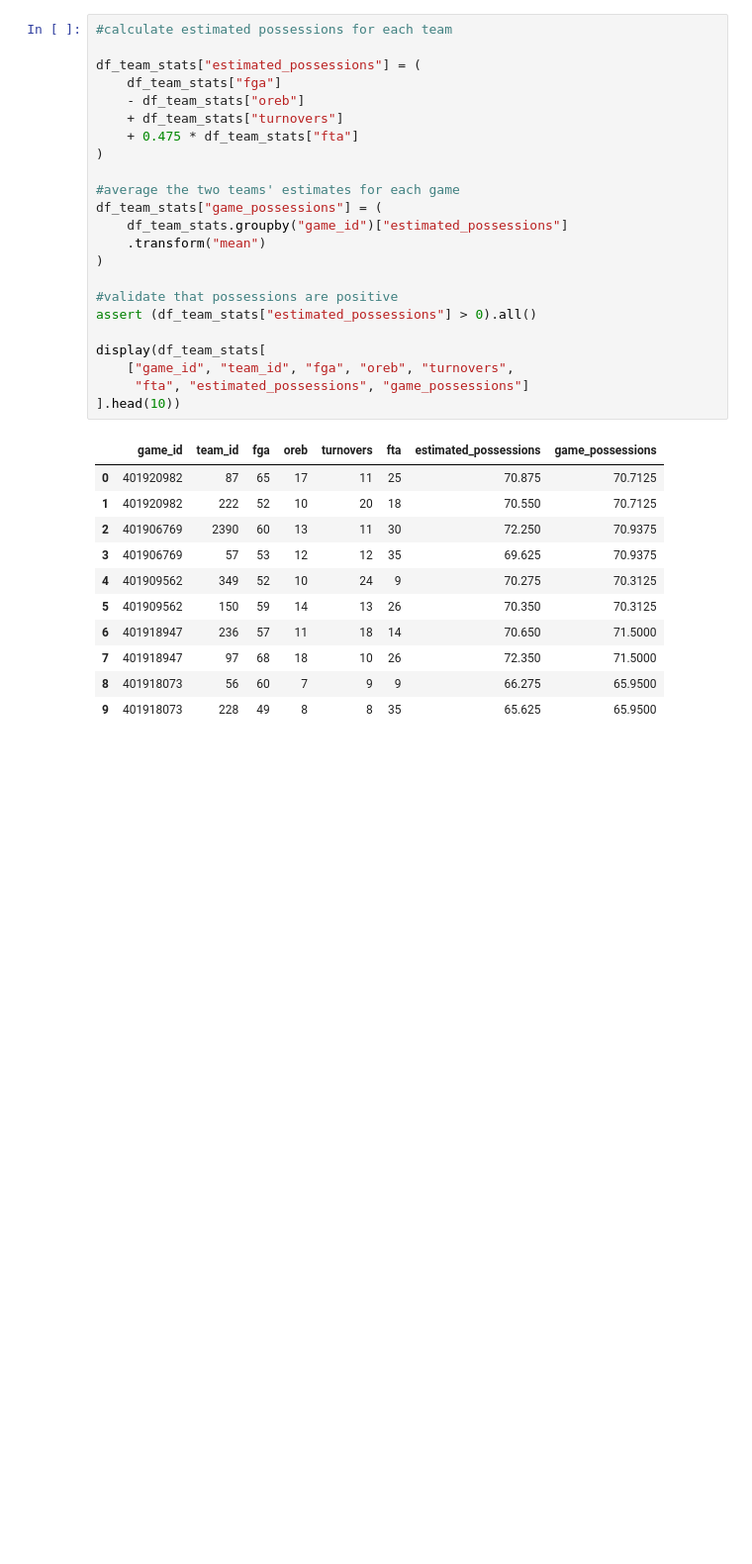
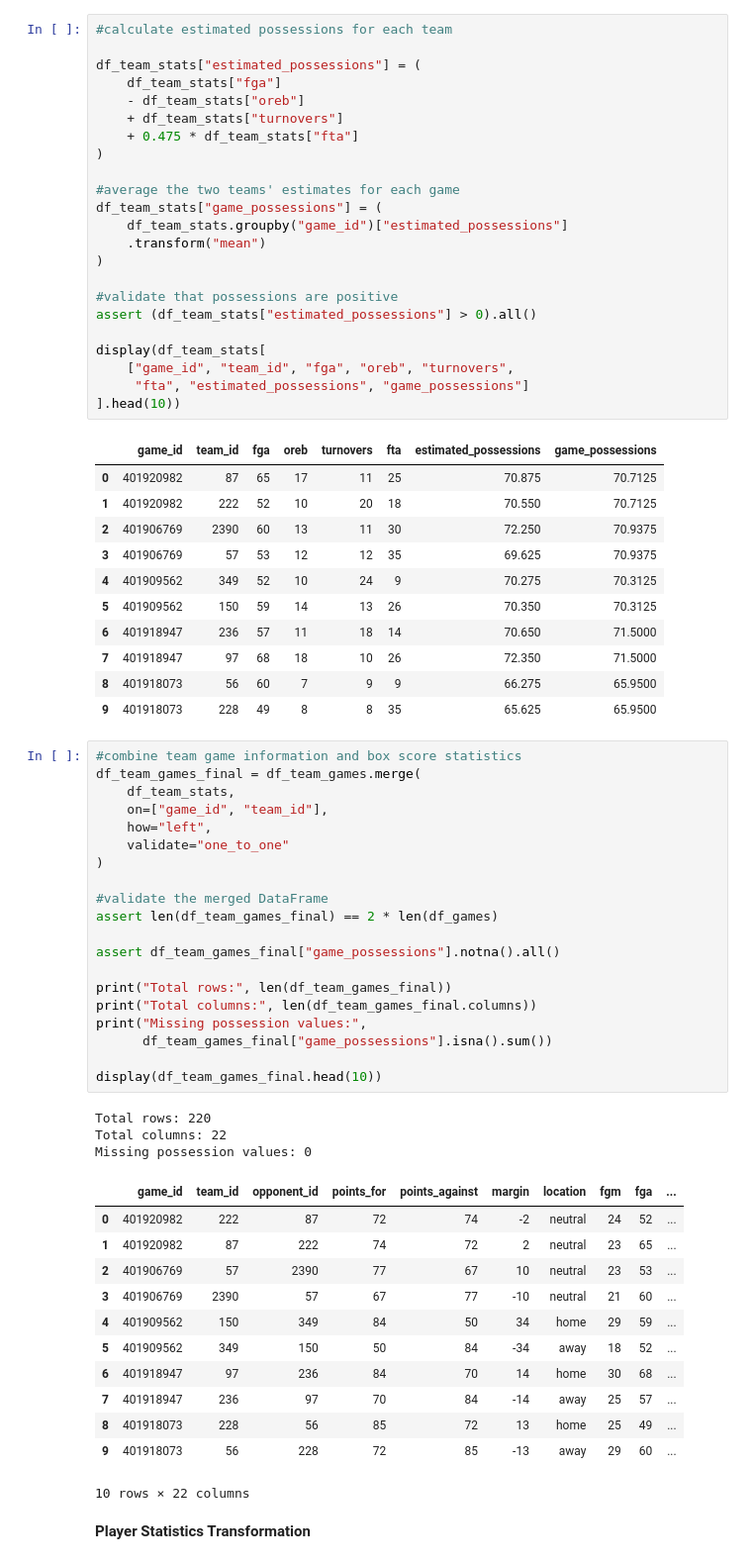
Before and after one commit to ekee7/acc_reality_check, a Jupyter notebook: ACC_Reality_Check.ipynb, the cells around one changed output. Shown at 99% size. Saved outputs shown, nothing was run; the diff lists cells and outputs as text; blank space fills up the shorter version.

```diff
--- a/ACC_Reality_Check.ipynb
+++ b/ACC_Reality_Check.ipynb
@@ -1003,3 +1003,41 @@ display(df_team_stats[
 | 7 | 401918947 | 97 | 68 | 18 | 10 | 26 | 72.350 | 71.5000 |
 | 8 | 401918073 | 56 | 60 | 7 | 9 | 9 | 66.275 | 65.9500 |
 | 9 | 401918073 | 228 | 49 | 8 | 8 | 35 | 65.625 | 65.9500 |
+# %%
+#combine team game information and box score statistics
+df_team_games_final = df_team_games.merge(
+    df_team_stats,
+    on=["game_id", "team_id"],
+    how="left",
+    validate="one_to_one"
+)
+
+#validate the merged DataFrame
+assert len(df_team_games_final) == 2 * len(df_games)
+
+assert df_team_games_final["game_possessions"].notna().all()
+
+print("Total rows:", len(df_team_games_final))
+print("Total columns:", len(df_team_games_final.columns))
+print("Missing possession values:",
+      df_team_games_final["game_possessions"].isna().sum())
+
+display(df_team_games_final.head(10))
+# %% [output]
+Total rows: 220
+Total columns: 22
+Missing possession values: 0
+|  | game_id | team_id | opponent_id | points_for | points_against | margin | location | fgm | fga | ... |
+| 0 | 401920982 | 222 | 87 | 72 | 74 | -2 | neutral | 24 | 52 | ... |
+| 1 | 401920982 | 87 | 222 | 74 | 72 | 2 | neutral | 23 | 65 | ... |
+| 2 | 401906769 | 57 | 2390 | 77 | 67 | 10 | neutral | 23 | 53 | ... |
+| 3 | 401906769 | 2390 | 57 | 67 | 77 | -10 | neutral | 21 | 60 | ... |
+| 4 | 401909562 | 150 | 349 | 84 | 50 | 34 | home | 29 | 59 | ... |
+| 5 | 401909562 | 349 | 150 | 50 | 84 | -34 | away | 18 | 52 | ... |
+| 6 | 401918947 | 97 | 236 | 84 | 70 | 14 | home | 30 | 68 | ... |
+| 7 | 401918947 | 236 | 97 | 70 | 84 | -14 | away | 25 | 57 | ... |
+| 8 | 401918073 | 228 | 56 | 85 | 72 | 13 | home | 25 | 49 | ... |
+| 9 | 401918073 | 56 | 228 | 72 | 85 | -13 | away | 29 | 60 | ... |
+10 rows × 22 columns
+# %% [markdown]
+**Player Statistics Transformation**
```
Also changed, not shown: parts of 2 cells of this notebook.
